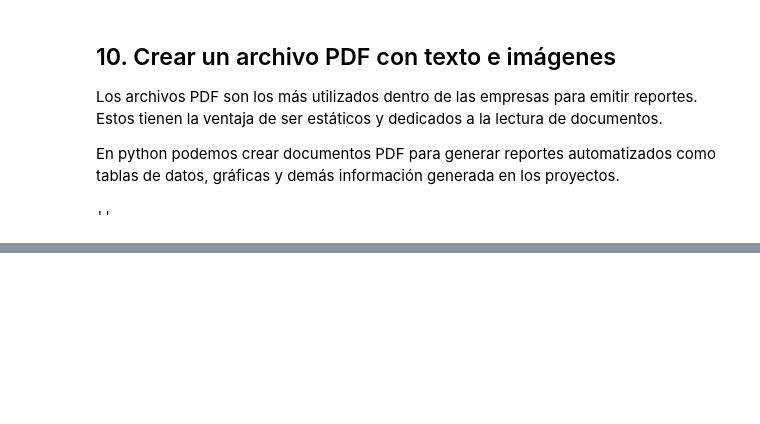
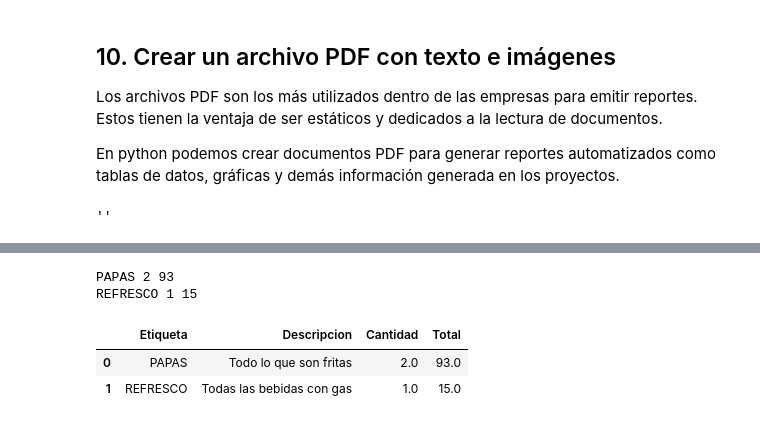
Before and after one commit to dragonnomada/python-intel, a Jupyter notebook: 100_problemas.ipynb, the cells around one changed output, grey strips where cells are left out. Cells and saved outputs as stored; diff of their text form; code cells hidden in the pictures; blank space fills up the shorter version.

```diff
--- a/100_problemas.ipynb
+++ b/100_problemas.ipynb
@@ -511,0 +549,17 @@ pdf.output("datos/reporte.pdf")
+# %%
+for etiqueta in df_hoja_2_etiquetas["Etiqueta"]:
+    gastos = df_hoja_1_gastos.query(f"Etiqueta == '{etiqueta}'")
+    cantidad = len(gastos)
+    total = sum(gastos["Monto"])
+    print(etiqueta, cantidad, total)
+    index_etiqueta = list(df_hoja_2_etiquetas["Etiqueta"]).index(etiqueta)
+    df_hoja_2_etiquetas.at[index_etiqueta, "Cantidad"] = cantidad
+    df_hoja_2_etiquetas.at[index_etiqueta, "Total"] = total
+
+df_hoja_2_etiquetas
+# %% [output]
+PAPAS 2 93
+REFRESCO 1 15
+|  | Etiqueta | Descripcion | Cantidad | Total |
+| 0 | PAPAS | Todo lo que son fritas | 2.0 | 93.0 |
+| 1 | REFRESCO | Todas las bebidas con gas | 1.0 | 15.0 |
```
Also changed, not shown: parts of 15 cells of this notebook, 1 other file.
